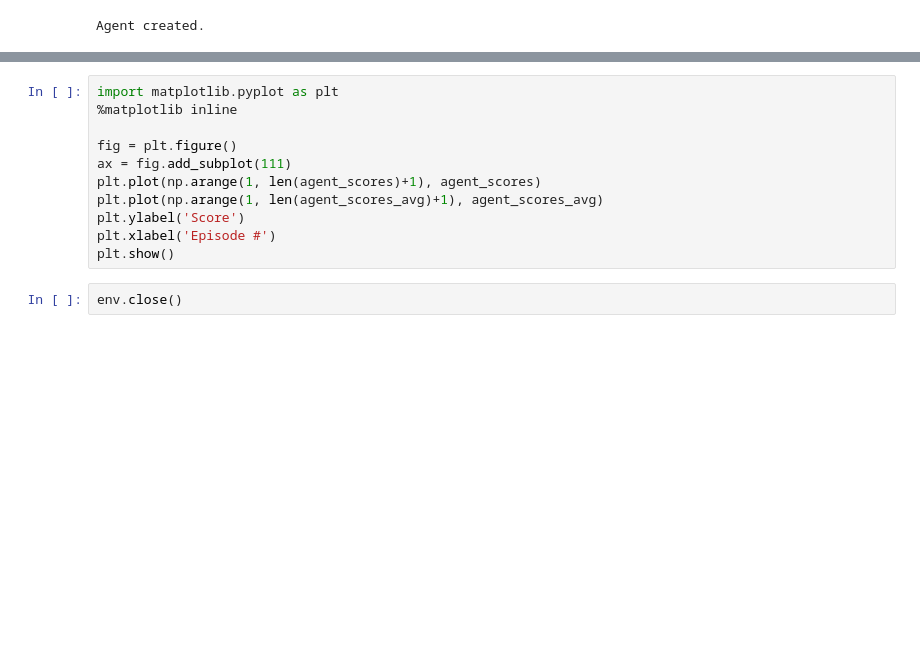
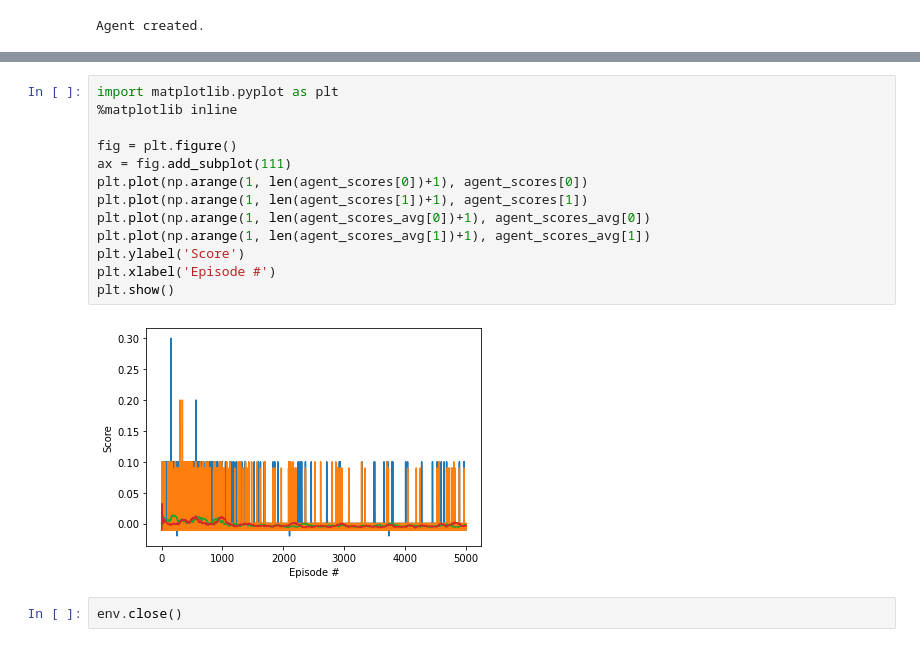
Before and after one commit to pietroblandizzi/deep-reinforncement-learning, a Jupyter notebook: p3_collab-compet/Tennis.ipynb, the cells around one changed output, grey strips where cells are left out. Cells and saved outputs as stored; diff of their text form; blank space fills up the shorter version.

```diff
--- a/p3_collab-compet/Tennis.ipynb
+++ b/p3_collab-compet/Tennis.ipynb
@@ -246,13 +294,17 @@ KeyboardInterrupt:
 # %%
 import matplotlib.pyplot as plt
 %matplotlib inline
 
 fig = plt.figure()
 ax = fig.add_subplot(111)
-plt.plot(np.arange(1, len(agent_scores)+1), agent_scores)
-plt.plot(np.arange(1, len(agent_scores_avg)+1), agent_scores_avg)
+plt.plot(np.arange(1, len(agent_scores[0])+1), agent_scores[0])
+plt.plot(np.arange(1, len(agent_scores[1])+1), agent_scores[1])
+plt.plot(np.arange(1, len(agent_scores_avg[0])+1), agent_scores_avg[0])
+plt.plot(np.arange(1, len(agent_scores_avg[1])+1), agent_scores_avg[1])
 plt.ylabel('Score')
 plt.xlabel('Episode #')
 plt.show()
+# %% [output]
+[figure, added]
 # %%
 env.close()
```
Also changed, not shown: parts of 2 cells of this notebook, 6 other files.
